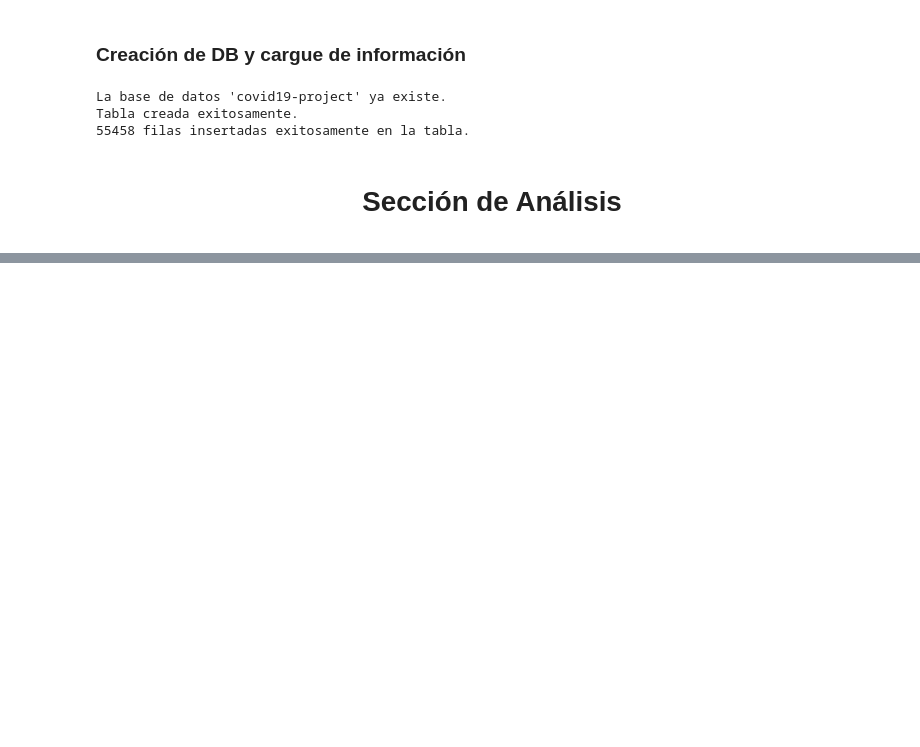
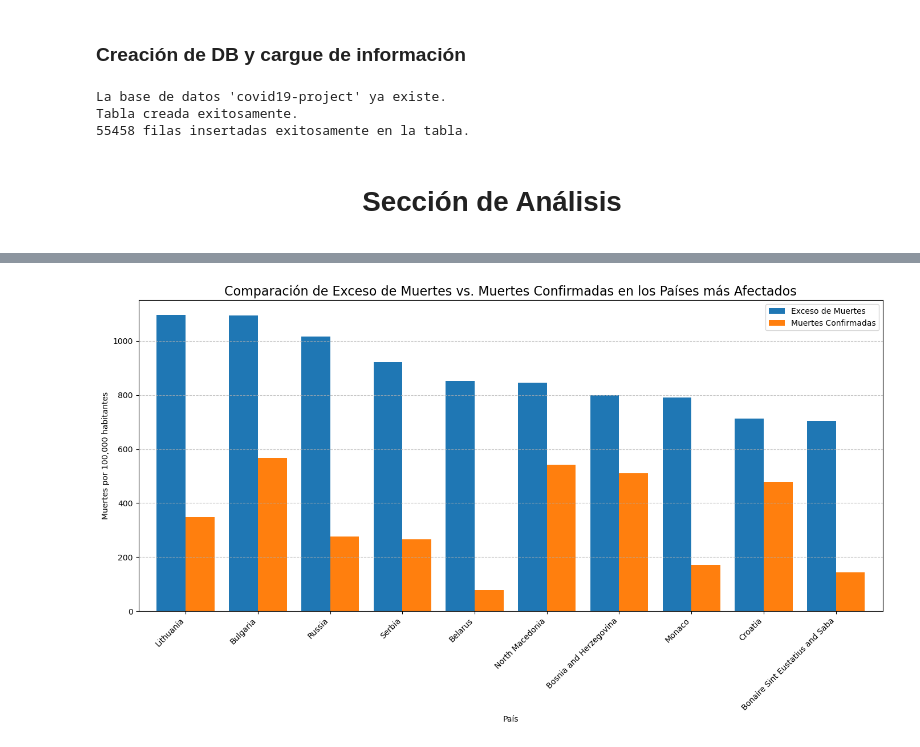
Before and after one commit to carlosazmora/ProyectoBigData, a Jupyter notebook: ProyectoBase.ipynb, the cells around one changed output, grey strips where cells are left out. Cells and saved outputs as stored; diff of their text form; code cells hidden in the pictures; blank space fills up the shorter version.

```diff
--- a/ProyectoBase.ipynb
+++ b/ProyectoBase.ipynb
@@ -310,0 +564,83 @@ analyze_excess_deaths_flow()
+# %%
+from prefect import flow, task, get_run_logger
+
+db_params = {
+    'dbname': 'covid19-project',
+    'user': 'psqluser',
+    'password': 'psqlpass',
+    'host': 'localhost',
+    'port': '5433'
+}
+
+@task
+def extract_from_db(db_params, table_name="muertes_covid19"):
+    logger = get_run_logger()
+    try:
+        conn = psycopg2.connect(**db_params)
+        query = f"""
+            SELECT
+                "pais",
+                MAX("muertes_confirmadas") AS "muertes_confirmadas",
+                MAX("exceso_muertes") AS "exceso_muertes"
+            FROM {table_name}
+            WHERE "muertes_confirmadas" IS NOT NULL AND "exceso_muertes" IS NOT NULL
+            GROUP BY "pais";
+        """
+        df = pd.read_sql(query, conn)
+        conn.close()
+        return df
+    except Exception as e:
+        logger.error(f"Error extrayendo datos de PostgreSQL: {e}")
+        raise
+
+@task
+def analyze_excess_mortality(df, top_n=10):
+    logger = get_run_logger()
+    if df is None or df.empty:
+        logger.warning("No hay datos para el análisis.")
+        return None
+
+    df_sorted = df.sort_values(by="exceso_muertes", ascending=False)
+
+    df_sorted['diferencia'] = df_sorted['exceso_muertes'] - df_sorted['muertes_confirmadas']
+    df_sorted['subregistro_pct'] = (df_sorted['diferencia'] / df_sorted['exceso_muertes']) * 100
+    df_sorted.loc[df_sorted['subregistro_pct'] < 0, 'subregistro_pct'] = 0
+
+    top_excess = df_sorted.head(top_n)
+
+    logger.info(f"\n--- Los {top_n} países con mayor exceso de mortalidad (por 100,000 habitantes) ---")
+    logger.info(top_excess[['pais', 'exceso_muertes', 'muertes_confirmadas', 'diferencia', 'subregistro_pct']].to_string(index=False))
+
+    max_subregistro_pais = df_sorted.sort_values(by='subregistro_pct', ascending=False).iloc[0]
+    logger.info(f"\n--- País con el mayor subregistro de muertes ---")
+    logger.info(f"El país con el mayor subregistro es {max_subregistro_pais['pais']} con un {max_subregistro_pais['subregistro_pct']:.2f}% de subregistro.")
+
+    return top_excess
+
+@task
+def plot_mortality_comparison(df_top_excess):
+    if df_top_excess is None or df_top_excess.empty:
+        return
+
+    df_top_excess.set_index('pais', inplace=True)
+    df_top_excess[['exceso_muertes', 'muertes_confirmadas']].plot(kind='bar', figsize=(14, 8), width=0.8)
+
+    plt.title('Comparación de Exceso de Muertes vs. Muertes Confirmadas en los Países más Afectados', fontsize=16)
+    plt.xlabel('País')
+    plt.ylabel('Muertes por 100,000 habitantes')
+    plt.xticks(rotation=45, ha='right')
+    plt.legend(['Exceso de Muertes', 'Muertes Confirmadas'])
+    plt.grid(axis='y', linestyle='--', alpha=0.7)
+    plt.tight_layout()
+    plt.show()
+
+@flow
+def excess_mortality_analysis_flow():
+    df = extract_from_db(db_params)
+    if df is not None:
+        top_excess_df = analyze_excess_mortality(df)
+        plot_mortality_comparison(top_excess_df)
+
+# Ejecutar el flow
+excess_mortality_analysis_flow()
+# %% [output]
@@ -310,0 +666 @@ analyze_excess_deaths_flow()
+[figure, added]
```
Also changed, not shown: parts of 11 cells of this notebook.
